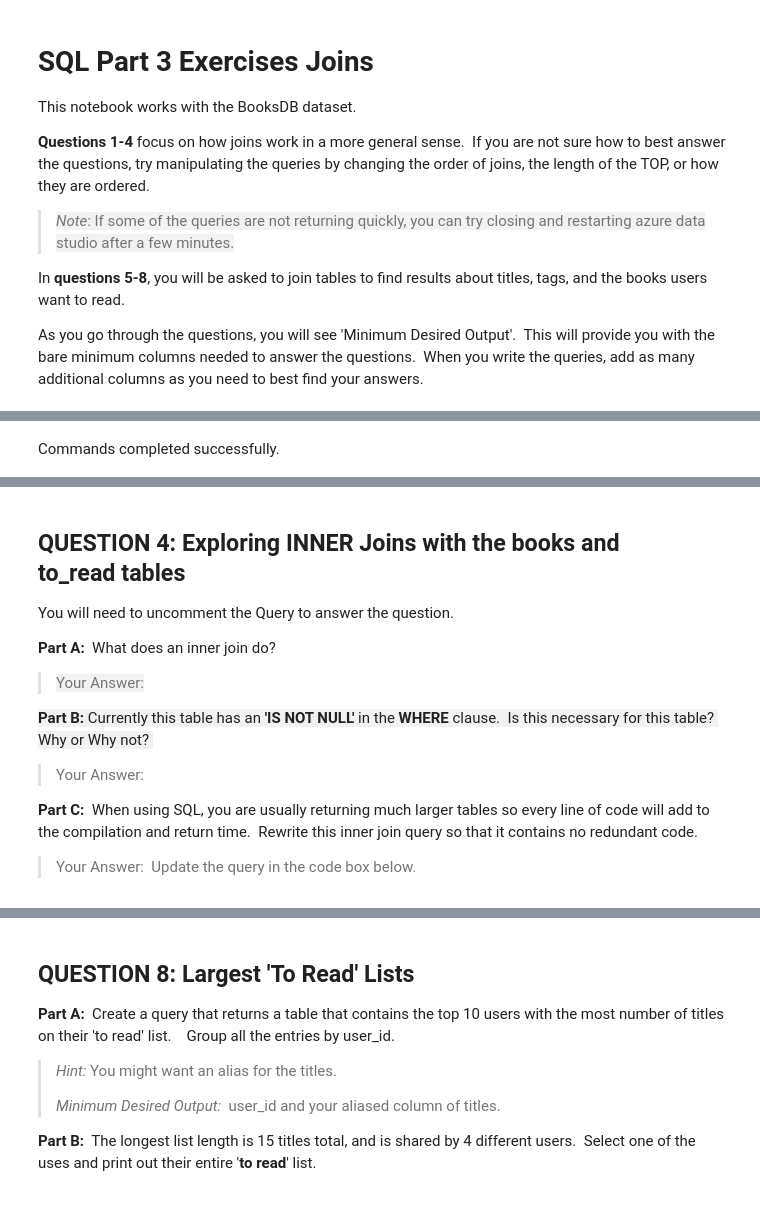
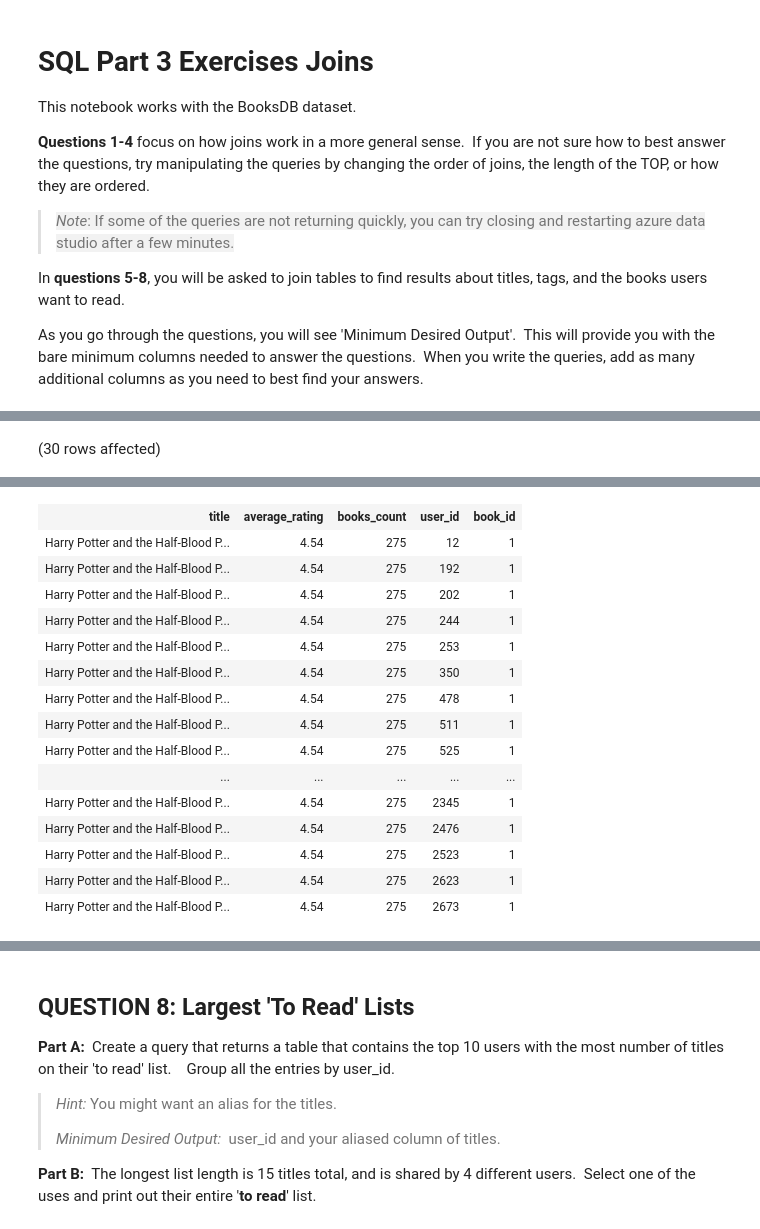
Before and after one commit to RachelKathryn/SQL-Part-3-Exercises, a Jupyter notebook: SQL-Part-3-Exercises/Notebook-1.ipynb, the cells around one changed output, grey strips where cells are left out. Drawn from its saved outputs; the diff is of its cells as text; code cells hidden in the pictures.

Commit message:
Completed SQL Part 3 Exercise

```diff
--- a/SQL-Part-3-Exercises/Notebook-1.ipynb
+++ b/SQL-Part-3-Exercises/Notebook-1.ipynb
@@ -74,10 +168,10 @@ You will need to uncomment the Query to answer the question.
 # %%
-/*
--- FULL JOIN
+
+-- INNER JOIN
 SELECT TOP 30 b.title, b.average_rating, b.books_count,tr.user_id, tr.book_id
 FROM BooksDB.dbo.books AS b
-FULL JOIN BooksDB.dbo.to_read AS tr
-ON b.book_id = tr.book_id;
-*/
+INNER JOIN BooksDB.dbo.to_read AS tr
+ON b.book_id = tr.book_id
+ORDER BY tr.book_id;
 # %% [output]
-Commands completed successfully.
+(30 rows affected)
@@ -85,16 +179,16 @@ Total execution time: 00:00:00.059
+| title | average_rating | books_count | user_id | book_id |
+| Harry Potter and the Half-Blood P... | 4.54 | 275 | 12 | 1 |
+| Harry Potter and the Half-Blood P... | 4.54 | 275 | 192 | 1 |
+| Harry Potter and the Half-Blood P... | 4.54 | 275 | 202 | 1 |
+| Harry Potter and the Half-Blood P... | 4.54 | 275 | 244 | 1 |
+| Harry Potter and the Half-Blood P... | 4.54 | 275 | 253 | 1 |
+| Harry Potter and the Half-Blood P... | 4.54 | 275 | 350 | 1 |
+| Harry Potter and the Half-Blood P... | 4.54 | 275 | 478 | 1 |
+| Harry Potter and the Half-Blood P... | 4.54 | 275 | 511 | 1 |
+| Harry Potter and the Half-Blood P... | 4.54 | 275 | 525 | 1 |
+| ... | ... | ... | ... | ... |
+| Harry Potter and the Half-Blood P... | 4.54 | 275 | 2345 | 1 |
+| Harry Potter and the Half-Blood P... | 4.54 | 275 | 2476 | 1 |
+| Harry Potter and the Half-Blood P... | 4.54 | 275 | 2523 | 1 |
+| Harry Potter and the Half-Blood P... | 4.54 | 275 | 2623 | 1 |
+| Harry Potter and the Half-Blood P... | 4.54 | 275 | 2673 | 1 |
-# %% [markdown]
-## **QUESTION 4:** Exploring INNER Joins with the **books** and **to\_read** tables
-
-You will need to uncomment the Query to answer the question.
-
-**Part A:**  What does an inner join do?
-
-> <span style="background-color: rgba(127, 127, 127, 0.1); font-family: -apple-system, BlinkMacSystemFont, sans-serif;">Your Answer:</span>
-
-<span style="background-color: rgba(127, 127, 127, 0.1); font-family: -apple-system, BlinkMacSystemFont, sans-serif;"><b>Part B:</b>&nbsp;Currently this table has an <b>'IS NOT NULL'</b> in the <b>WHERE</b> clause.&nbsp; Is this necessary for this table?&nbsp; Why or Why not?&nbsp;</span>
-
-> Your Answer:
-
-**Part C:**  When using SQL, you are usually returning much larger tables so every line of code will add to the compilation and return time.  Rewrite this inner join query so that it contains no redundant code.
-
-> Your Answer:  Update the query in the code box below.
```
Also changed, not shown: parts of 25 cells of this notebook.
